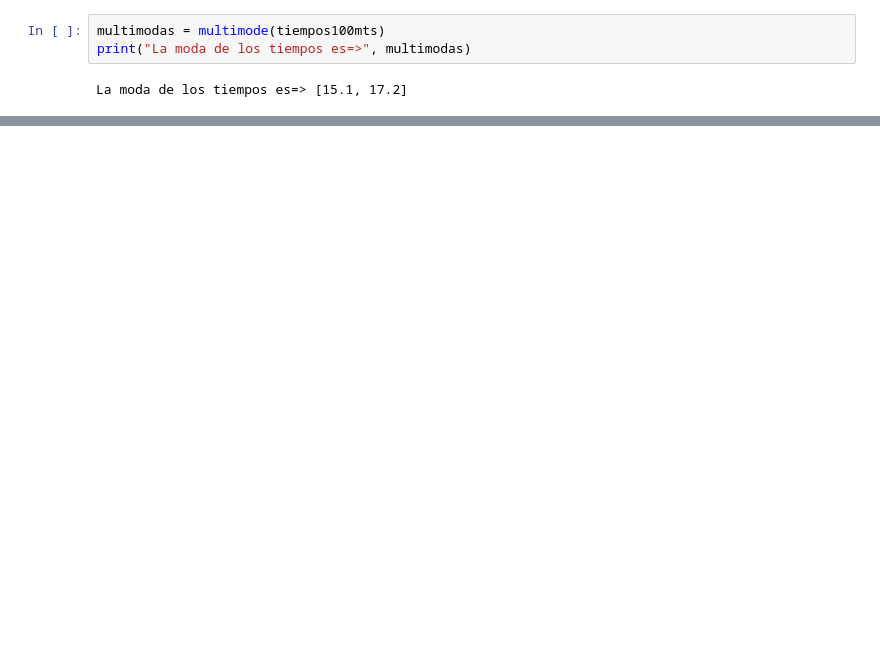
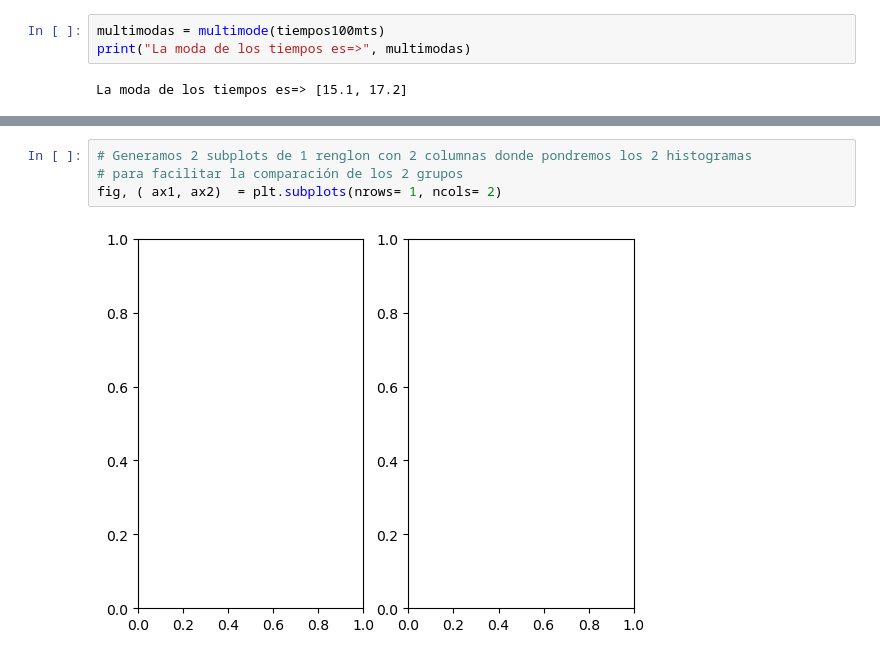
Before and after one commit to JoseGabriel-ITD/Probabilidad, a Jupyter notebook: Unidad-1/PRO_U1_practica1.ipynb, the cells around one changed output, grey strips where cells are left out. Cells and saved outputs as stored; diff of their text form; blank space fills up the shorter version.

```diff
--- a/Unidad-1/PRO_U1_practica1.ipynb
+++ b/Unidad-1/PRO_U1_practica1.ipynb
@@ -156,0 +221,6 @@ La moda de los tiempos es=> [15.1, 17.2]
+# %%
+# Generamos 2 subplots de 1 renglon con 2 columnas donde pondremos los 2 histogramas
+# para facilitar la comparación de los 2 grupos
+fig, ( ax1, ax2)  = plt.subplots(nrows= 1, ncols= 2)
+# %% [output]
+[figure, added]
```
Also changed, not shown: parts of 17 cells of this notebook.
